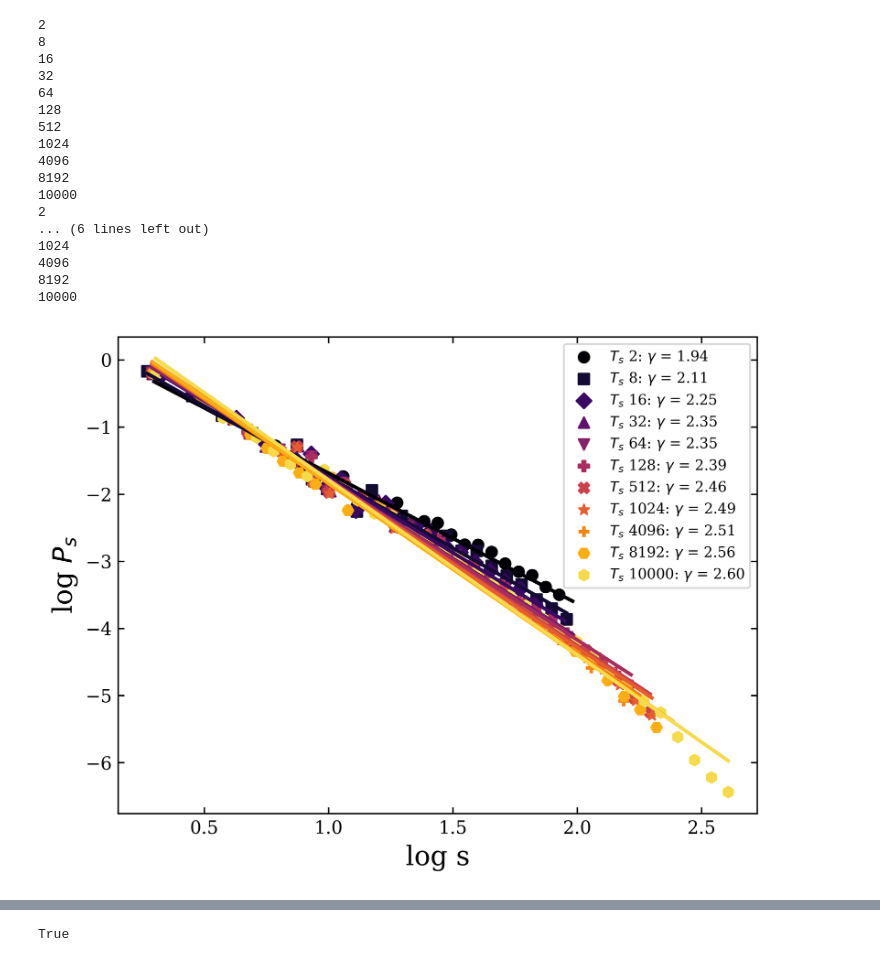
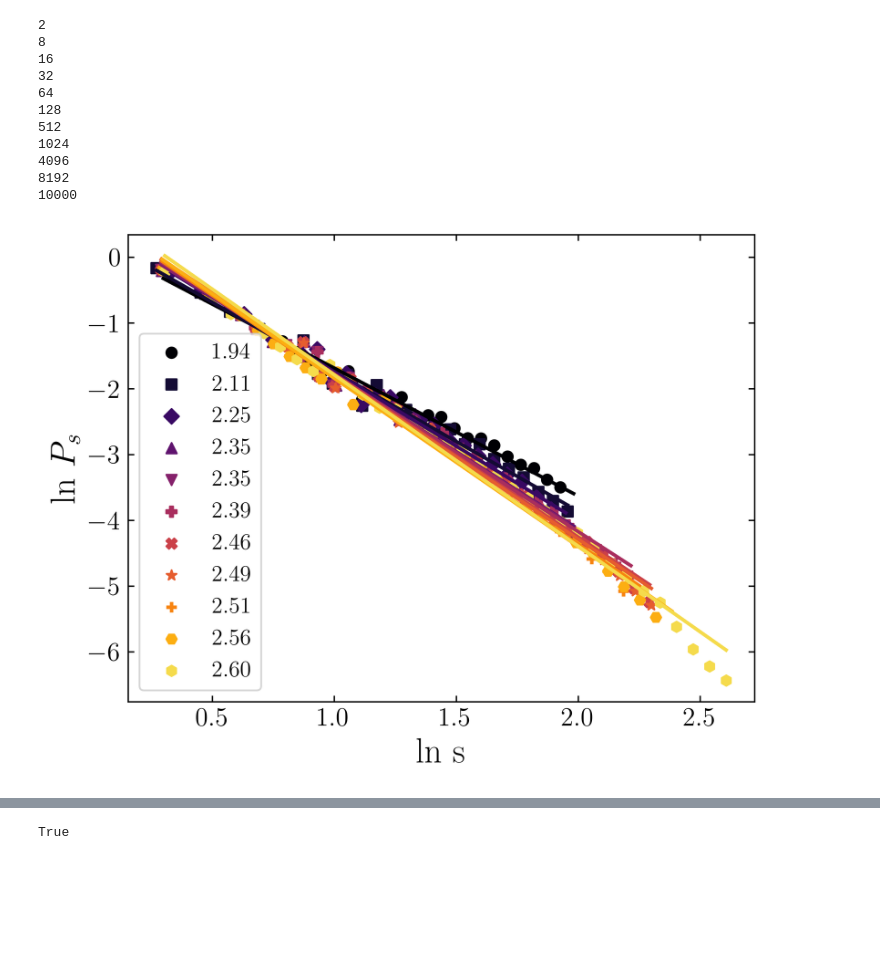
Before and after one commit to michaelsouza/dla-collagen, a Jupyter notebook: codigo_finalizado/avalanche_fibril.ipynb, the cells around one changed output, grey strips where cells are left out. Saved outputs shown, nothing was run; the diff lists cells and outputs as text; code cells hidden in the pictures; blank space fills up the shorter version.

```diff
--- a/codigo_finalizado/avalanche_fibril.ipynb
+++ b/codigo_finalizado/avalanche_fibril.ipynb
@@ -94,9 +94,11 @@ plt.rc('font', family='serif')
 cmap = plt.get_cmap('inferno')
 plt.rcParams['axes.prop_cycle'] = plt.cycler(color=cmap(np.linspace(0, 1, 12)))
 markers = ['o', 's', 'D', '^', 'v', 'P', 'X', '*', '+', 'H', 'h']
+plt.rcParams['text.usetex'] = True
 # %%
 # Define the list of specific numbers
 ts = [1024, 32,10000, 8192, 16, 4096, 2, 8, 128, 512, 64]
+
 specific_numbers = sorted(ts)  # Sort the list in ascending order
 gamma = np.loadtxt('/home/robert/Datas/gamma_ts.dat')
 
@@ -122,6 +124,17 @@ for file_name in dat_files:
         number_file_map[file_number] = file_name
 
 i = 0
+
+plt.rc('axes', titlesize=45)
+plt.rc('axes', labelsize=20)
+plt.rc('lines', markersize=6)
+plt.rc('lines', linewidth=2)
+plt.rc('legend', loc='best')
+plt.rc('legend', fontsize=13)
+plt.rc('xtick', labelsize=15)
+plt.rc('ytick', labelsize=15)
+plt.rc('font', family='serif')
+
 plt.figure(dpi = 600)
 # Iterate over specific numbers in ascending order
 for file_number in specific_numbers[:]:
@@ -136,7 +149,7 @@ for file_number in specific_numbers[:]:
         y = data[:, 1]
 
         # Plot the curve
-        plt.scatter(x, y, label=r'$T_{s}$ %d: $\gamma$ = %.2f' %(file_number,gamma[i,1]), marker=markers[i])
+        plt.scatter(x, y, label = '%.2f' %gamma[i,1], marker=markers[i])
         i+=1
 
 
@@ -169,42 +182,36 @@ for file_number in specific_numbers[:]:
         file_name = number_file_map[file_number]
         file_path = os.path.join(folder_path, file_name)
         data = np.loadtxt(file_path)
 
         # Separate the columns
         x = data[:, 0]
         y = data[:, 1]
 
         # Plot the curve
         plt.plot(x, y)
         i+=1
 
 # Adding labels and title
-plt.xlabel('log s')
-plt.ylabel(r'log $P_{s}$')
+plt.xlabel('ln s')
+plt.ylabel(r'ln $P_{s}$')
 
 # Criar uma legenda no canto inferior esquerdo
 plt.legend()
 plt.tick_params(direction='in', top=True, right=True, labeltop=False, labelright=False)
 plt.show()
 # %% [output]
 2
 8
 16
 32
 64
 128
 512
 1024
 4096
 8192
 10000
-2
-... (6 lines left out)
-1024
-4096
-8192
-10000
-[figure, old version]
+[figure, new version]
 # %%
 #### Data Cut
 folder_path = '/home/robert/Datas/Lep/'
```
Also changed, not shown: parts of 3 cells of this notebook, 6 other files.
